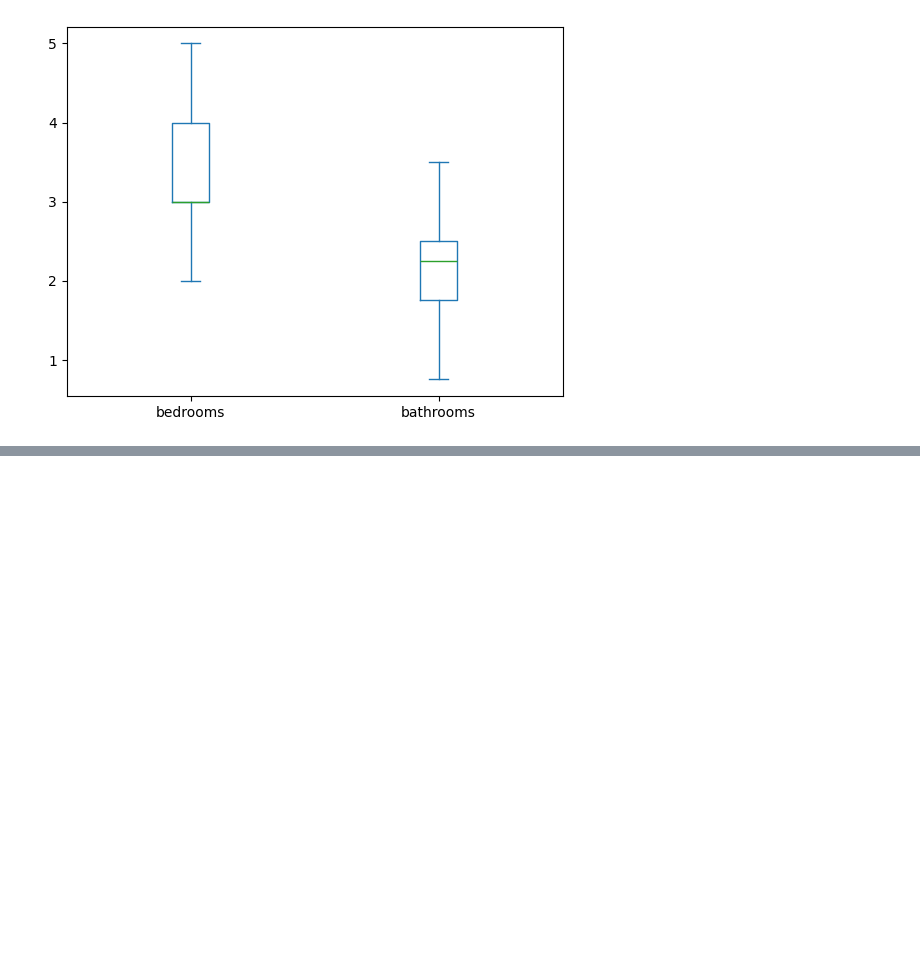
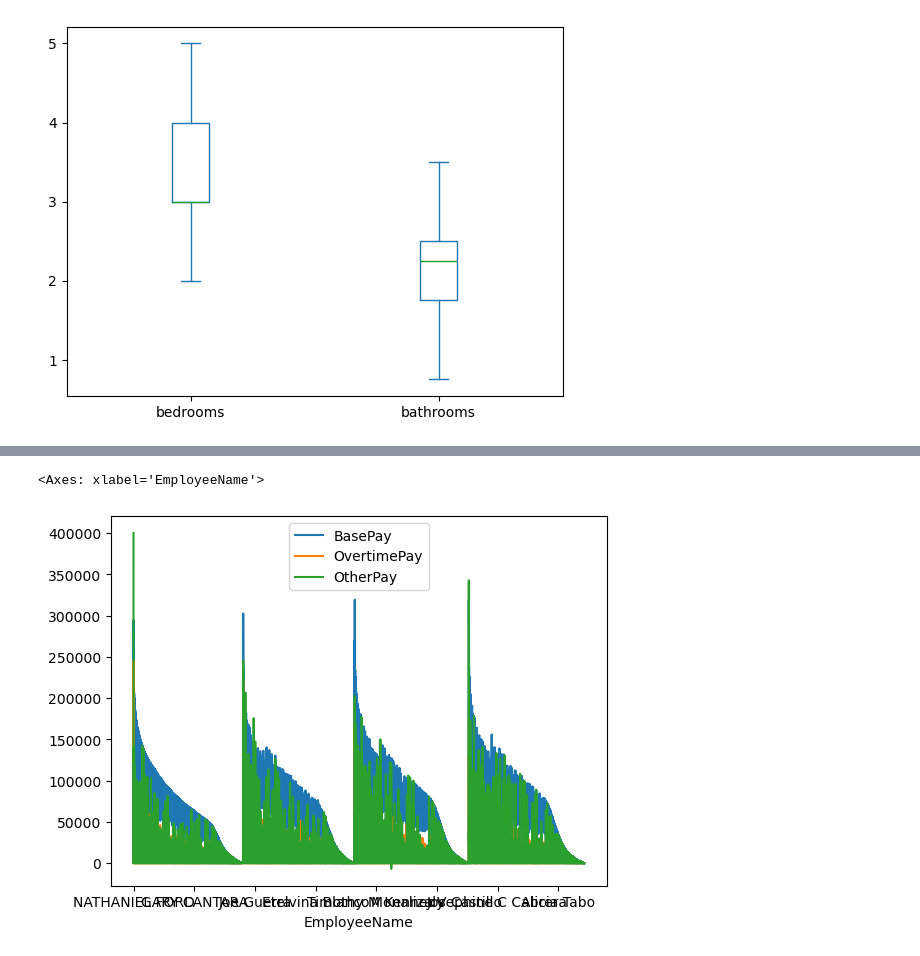
Before and after one commit to gurnamsingh11/data_visualization, a Jupyter notebook: 02_Pandas_Plotting.ipynb, the cells around one changed output, grey strips where cells are left out. Saved outputs shown, nothing was run; the diff lists cells and outputs as text; code cells hidden in the pictures; blank space fills up the shorter version.

```diff
--- a/02_Pandas_Plotting.ipynb
+++ b/02_Pandas_Plotting.ipynb
@@ -227,7 +227,9 @@ salaries["BasePay"].plot(kind="hist", bins=200, color="purple")
 salaries["BasePay"] = pd.to_numeric(salaries["BasePay"], errors="coerce").fillna(0)
 salaries["OvertimePay"] = pd.to_numeric(salaries["OvertimePay"], errors="coerce").fillna(0)
 salaries["OtherPay"] = pd.to_numeric(salaries["OtherPay"], errors="coerce").fillna(0)
-df = salaries[["EmployeeName", "BasePay", "OvertimePay", "OtherPay"]
+df = salaries[["EmployeeName", "BasePay", "OvertimePay", "OtherPay"]]
+df.index = df["EmployeeName"]
+df.drop("EmployeeName", axis=1, inplace=True)
 # %%
 df.plot(kind="hist")
 # %% [output]
@@ -276,0 +329,5 @@ houses[["bedrooms", "bathrooms"]].plot(kind="box", showfliers=False)
+# %%
+df.plot.line()
+# %% [output]
+<Axes: xlabel='EmployeeName'>
+[figure, added]
```
Also changed, not shown: parts of 11 cells of this notebook.
